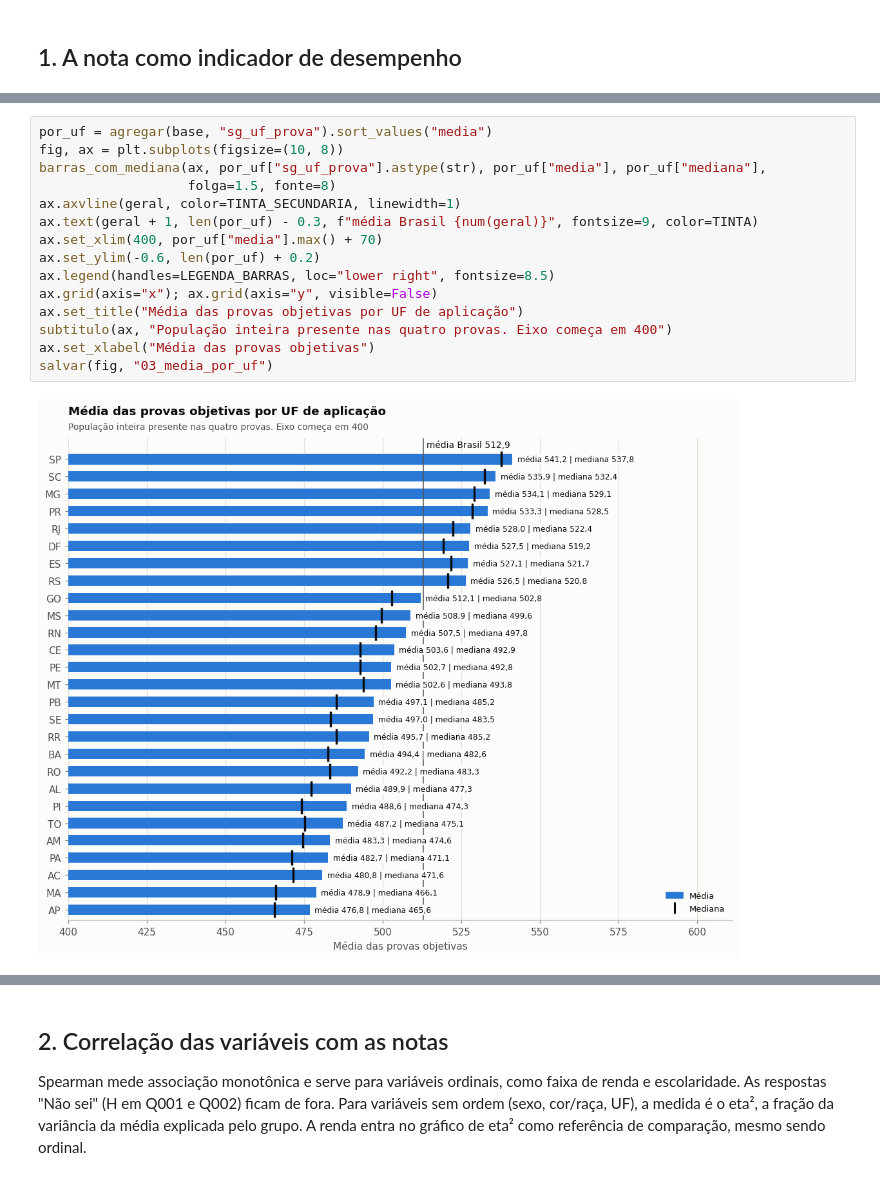
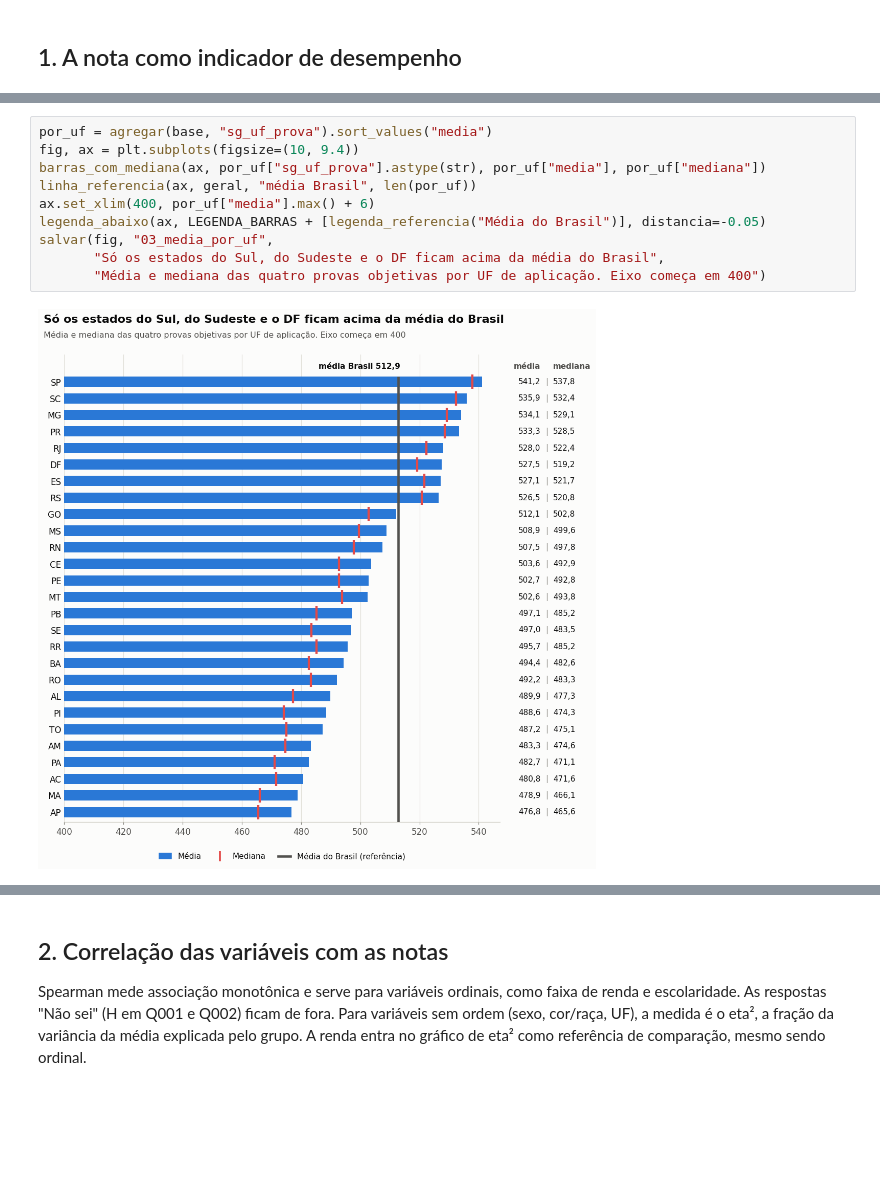
Before and after one commit to RCHRDYv/Teste-Analista-de-Dados-SX, a Jupyter notebook: notebooks/analise_enem_2020.ipynb, the cells around one changed output, grey strips where cells are left out. Cells and saved outputs as stored; diff of their text form; blank space fills up the shorter version.

```diff
--- a/notebooks/analise_enem_2020.ipynb
+++ b/notebooks/analise_enem_2020.ipynb
@@ -244,18 +360,13 @@ salvar(fig, "02_notas_por_prova")
 # %%
 por_uf = agregar(base, "sg_uf_prova").sort_values("media")
-fig, ax = plt.subplots(figsize=(10, 8))
-barras_com_mediana(ax, por_uf["sg_uf_prova"].astype(str), por_uf["media"], por_uf["mediana"],
-                   folga=1.5, fonte=8)
-ax.axvline(geral, color=TINTA_SECUNDARIA, linewidth=1)
-ax.text(geral + 1, len(por_uf) - 0.3, f"média Brasil {num(geral)}", fontsize=9, color=TINTA)
-ax.set_xlim(400, por_uf["media"].max() + 70)
-ax.set_ylim(-0.6, len(por_uf) + 0.2)
-ax.legend(handles=LEGENDA_BARRAS, loc="lower right", fontsize=8.5)
-ax.grid(axis="x"); ax.grid(axis="y", visible=False)
-ax.set_title("Média das provas objetivas por UF de aplicação")
-subtitulo(ax, "População inteira presente nas quatro provas. Eixo começa em 400")
-ax.set_xlabel("Média das provas objetivas")
-salvar(fig, "03_media_por_uf")
+fig, ax = plt.subplots(figsize=(10, 9.4))
+barras_com_mediana(ax, por_uf["sg_uf_prova"].astype(str), por_uf["media"], por_uf["mediana"])
+linha_referencia(ax, geral, "média Brasil", len(por_uf))
+ax.set_xlim(400, por_uf["media"].max() + 6)
+legenda_abaixo(ax, LEGENDA_BARRAS + [legenda_referencia("Média do Brasil")], distancia=-0.05)
+salvar(fig, "03_media_por_uf",
+       "Só os estados do Sul, do Sudeste e o DF ficam acima da média do Brasil",
+       "Média e mediana das quatro provas objetivas por UF de aplicação. Eixo começa em 400")
 # %% [output]
-[figure, old version]
+[figure, new version]
 # %%
```
Also changed, not shown: parts of 19 cells of this notebook, 16 other files.
